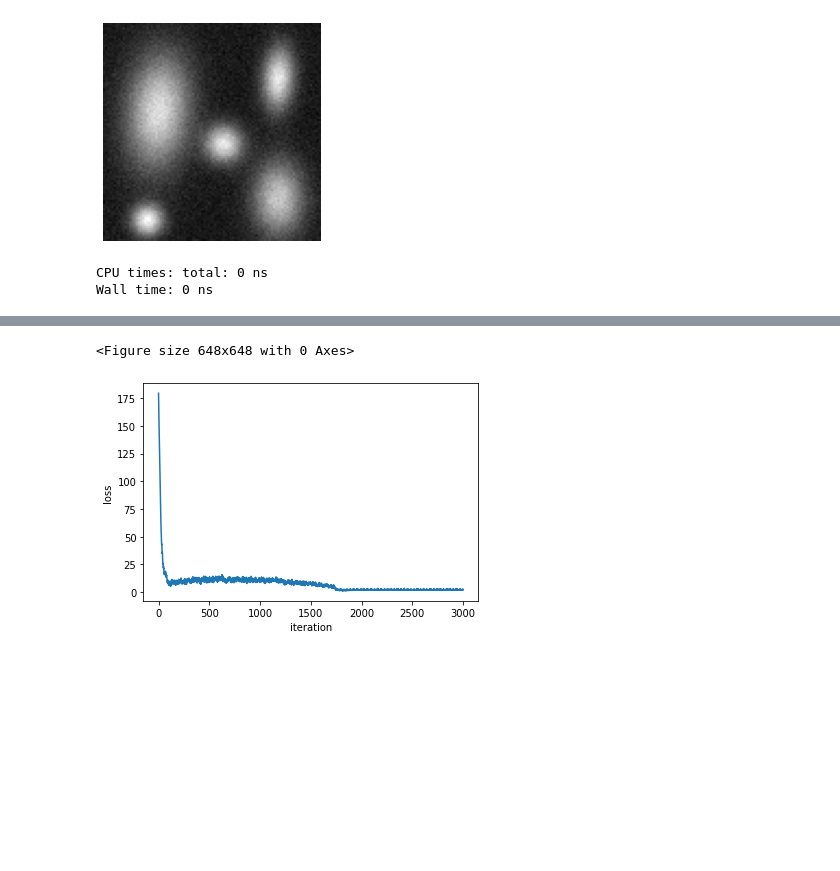
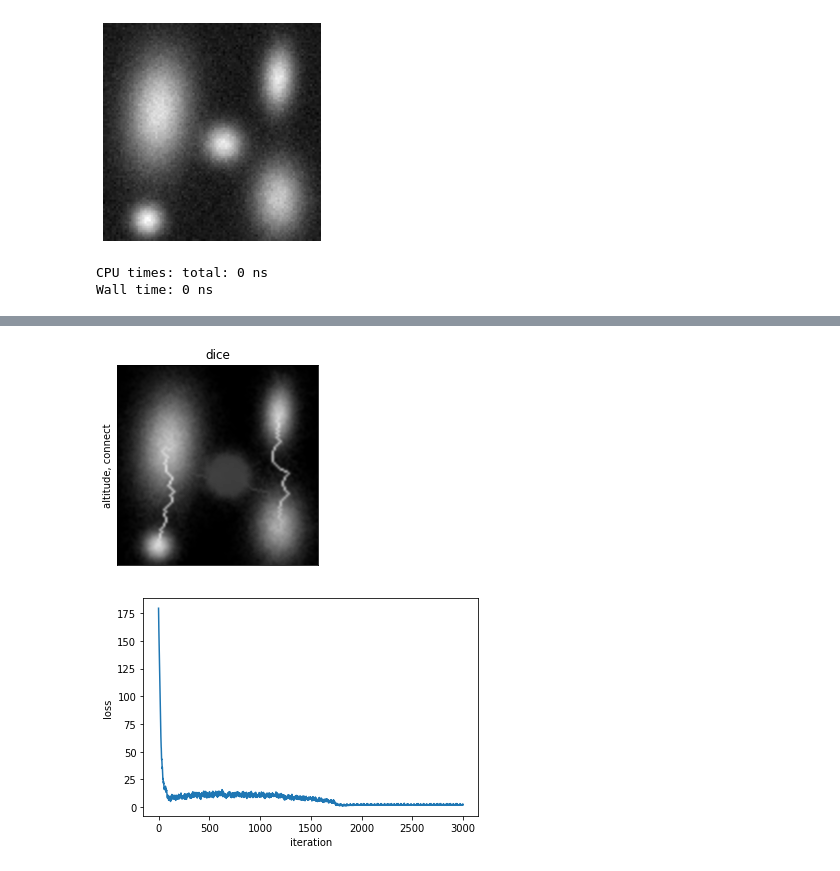
Before and after one commit to gengauss/MultiCTree, a Jupyter notebook: multiCTree_example.ipynb, the cells around one changed output, grey strips where cells are left out. Cells and saved outputs as stored; diff of their text form; code cells hidden in the pictures; blank space fills up the shorter version.

```diff
--- a/multiCTree_example.ipynb
+++ b/multiCTree_example.ipynb
@@ -333,7 +333,7 @@ def attribute_dice(image_gt, image, tree):
 # %% [markdown]
 # Multi-Factor Component Tree Loss Function
 # %%
-def loss_maxima(graph, image, image_gt, saliency_measure, importance_measure, margin=1, erosion=False):
+def loss_maxima(graph, image, image_gt, saliency_measure, importance_measure, margin=1, p=1, erosion=False):
     tree, altitudes = max_tree(graph, image)
     altitudes_np = altitudes.detach().numpy()
 
@@ -456,7 +456,7 @@ fig = plt.figure(figsize=(3 * 3, 3 * 3))
 plt.subplots_adjust(left=.02, right=.98, bottom=.001, top=.96, wspace=.05, hspace=.01)
 
 def loss(image):
-    return loss_maxima(graph, image, image_gt, sm, im, margin=1, erosion=False)
+    return loss_maxima(graph, image, image_gt, sm, im, margin=1, p=1, erosion=False)
 
 start_time = time.time()
 for i, sm in enumerate(saliency_measures):
@@ -485,4 +495,4 @@ NameError: name 'p' is not defined
-<Figure size 648x648 with 0 Axes>
+[figure, added]
 # %%
 opt.show_history()
 # %% [output]
```
Also changed, not shown: parts of 2 cells of this notebook.
